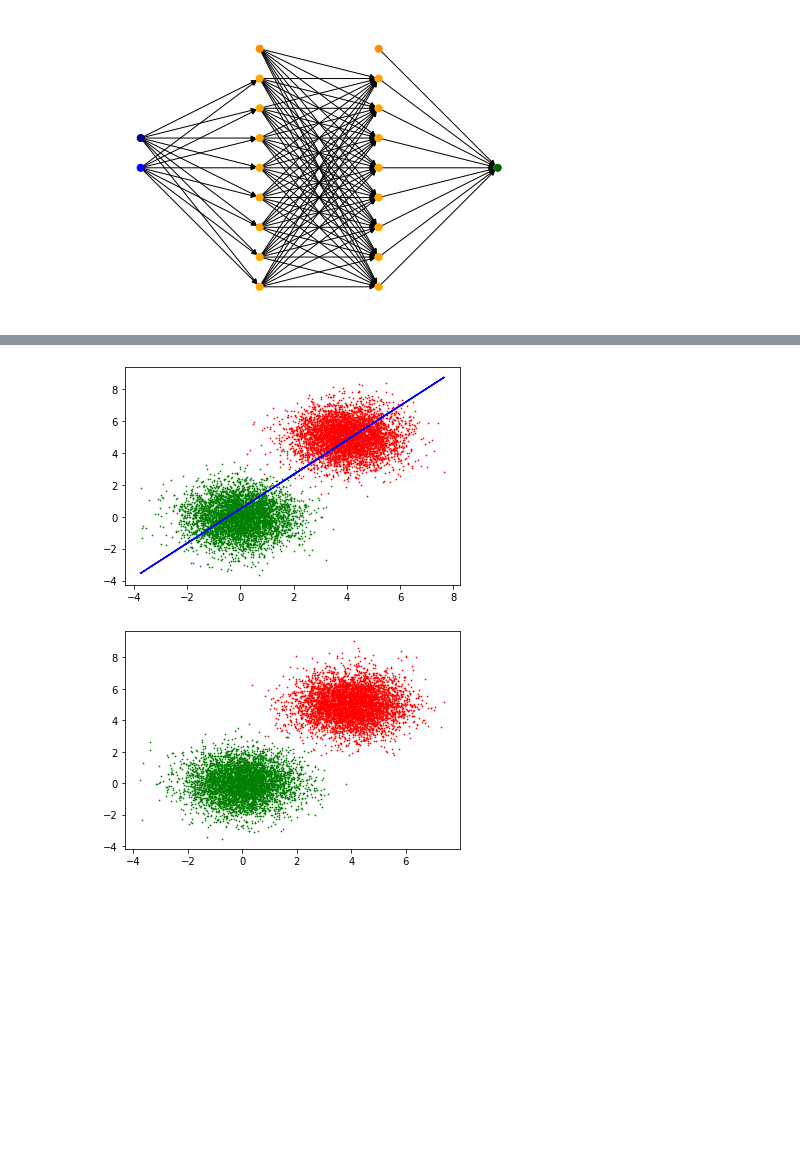
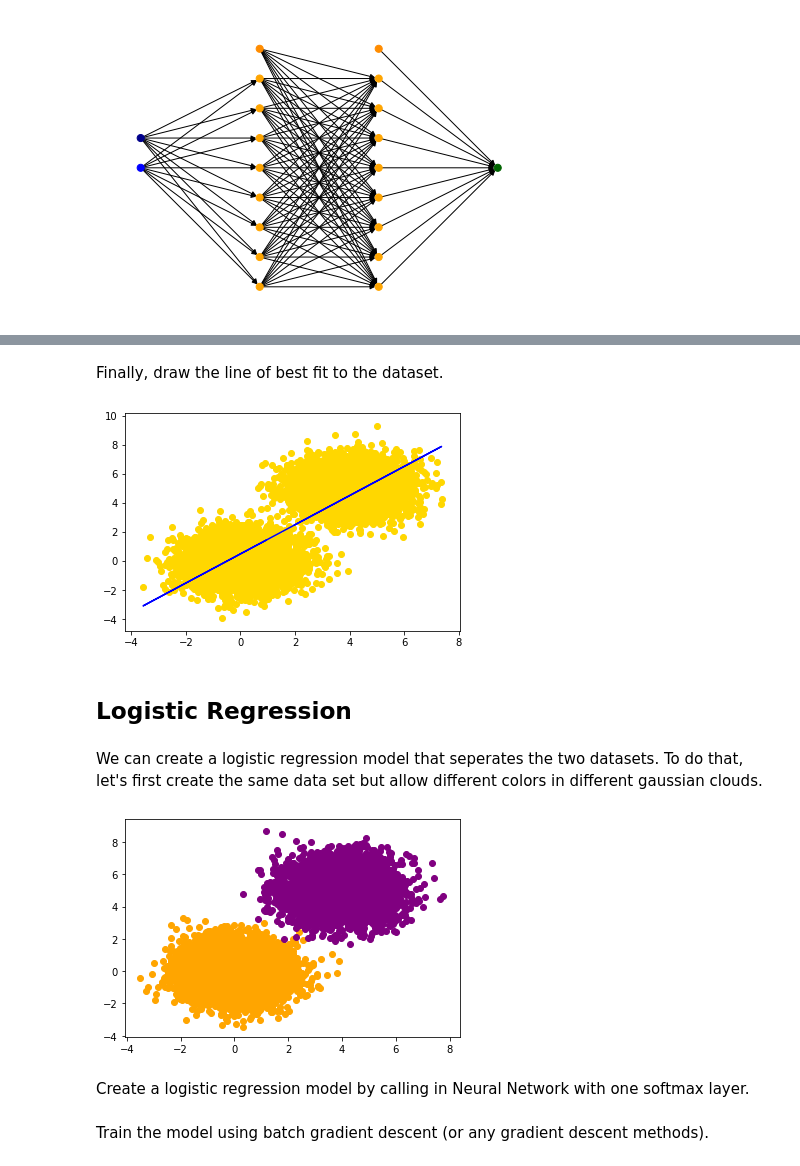
Before and after one commit to xnell90/MLSpear, a Jupyter notebook: MLSpear_Examples.ipynb, the cells around one changed output, grey strips where cells are left out. Cells and saved outputs as stored; diff of their text form; code cells hidden in the pictures; blank space fills up the shorter version.

```diff
--- a/MLSpear_Examples.ipynb
+++ b/MLSpear_Examples.ipynb
@@ -102,27 +131,37 @@ Model.train(X, Y, 2, 0.0001)
+# %% [markdown]
+Finally, draw the line of best fit to the dataset.
 # %%
 Y_hat = Model.predict(X)
 plt.plot(X, Y_hat, color = 'blue')
-plt.scatter(Green[:,0], Green[:,1], color = 'green', s = 0.5)
-plt.scatter(Red[:, 0], Red[:, 1], color = 'red', s = 0.5)
+plt.scatter(yellow_1[:, 0], yellow_1[:, 1], color = 'gold')
+plt.scatter(yellow_2[:, 0], yellow_2[:, 1], color = 'gold')
 plt.show()
 # %% [output]
-[figure, old version]
+[figure, new version]
+# %% [markdown]
+## Logistic Regression
+# %% [markdown]
+We can create a logistic regression model that seperates the two datasets. To do that, let's first create the same data set but allow different colors in different gaussian clouds.
 # %%
 # Logistic Regression
-Green = np.random.randn(5000, 2)
-Red   = np.random.randn(5000, 2) + np.array([4, 5])
+orange = np.random.randn(5000, 2)
+purple = np.random.randn(5000, 2) + np.array([4, 5])
 
-plt.scatter(Green[:,0], Green[:,1], color = 'green', s = 0.5)
-plt.scatter(Red[:, 0], Red[:, 1], color = 'red', s = 0.5)
+plt.scatter(orange[:, 0], orange[:, 1], color = 'orange')
+plt.scatter(purple[:, 0], purple[:, 1], color = 'purple')
 plt.show()
 
-X = np.vstack((Green, Red))
+X = np.vstack((orange, purple))
 Y = np.zeros((X.shape[0], 1))
-Y[0:Green.shape[0], 0] = 1
+Y[0:orange.shape[0], 0] = 1
 # %% [output]
-[figure, old version]
+[figure, new version]
+# %% [markdown]
+Create a logistic regression model by calling in Neural Network with one softmax layer.
 # %%
 Model = Neural_Network([Softmax(2, 1)], print_error = True)
+# %% [markdown]
+Train the model using batch gradient descent (or any gradient descent methods).
 # %%
 Model.train(X, Y, 2, 0.001)
 # %% [output]
```
Also changed, not shown: parts of 24 cells of this notebook, 1 other file.
